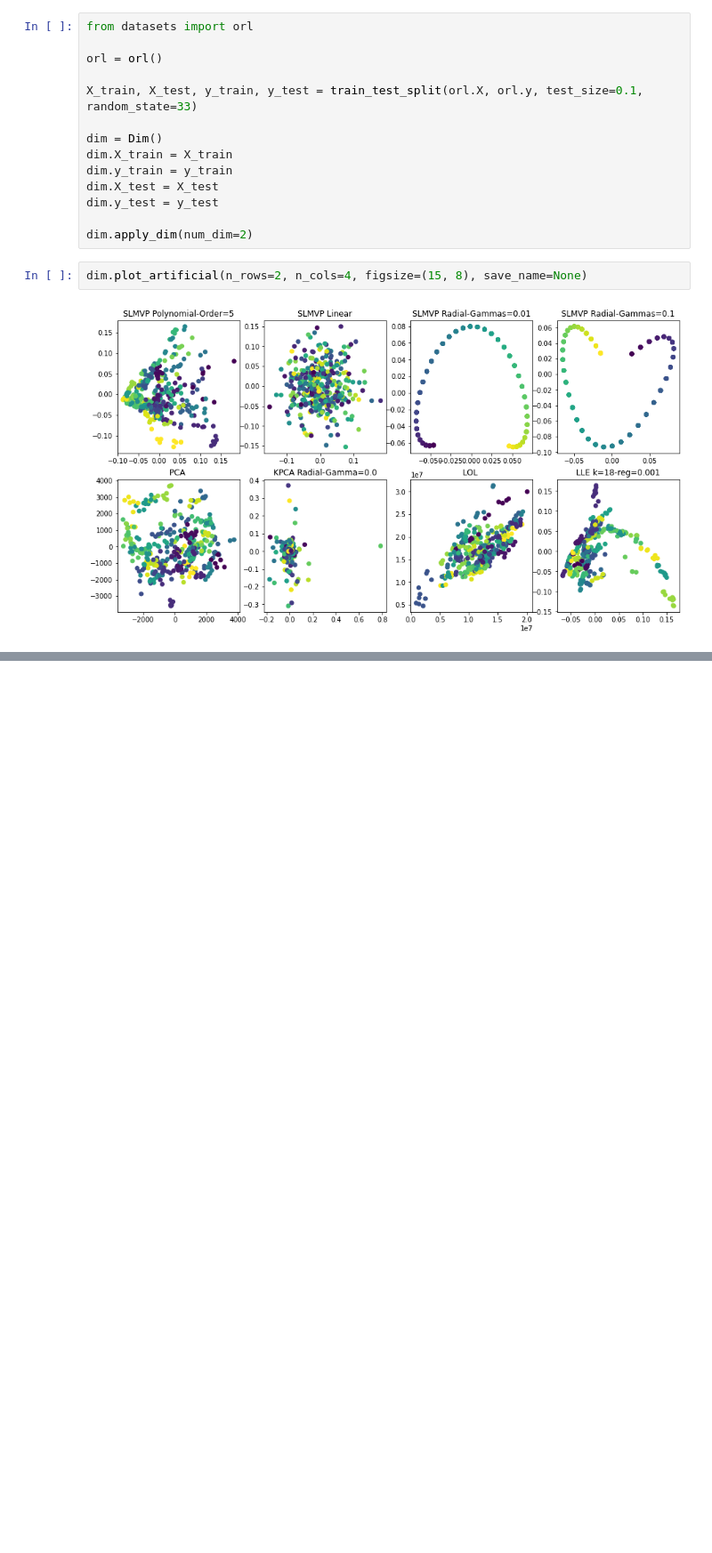
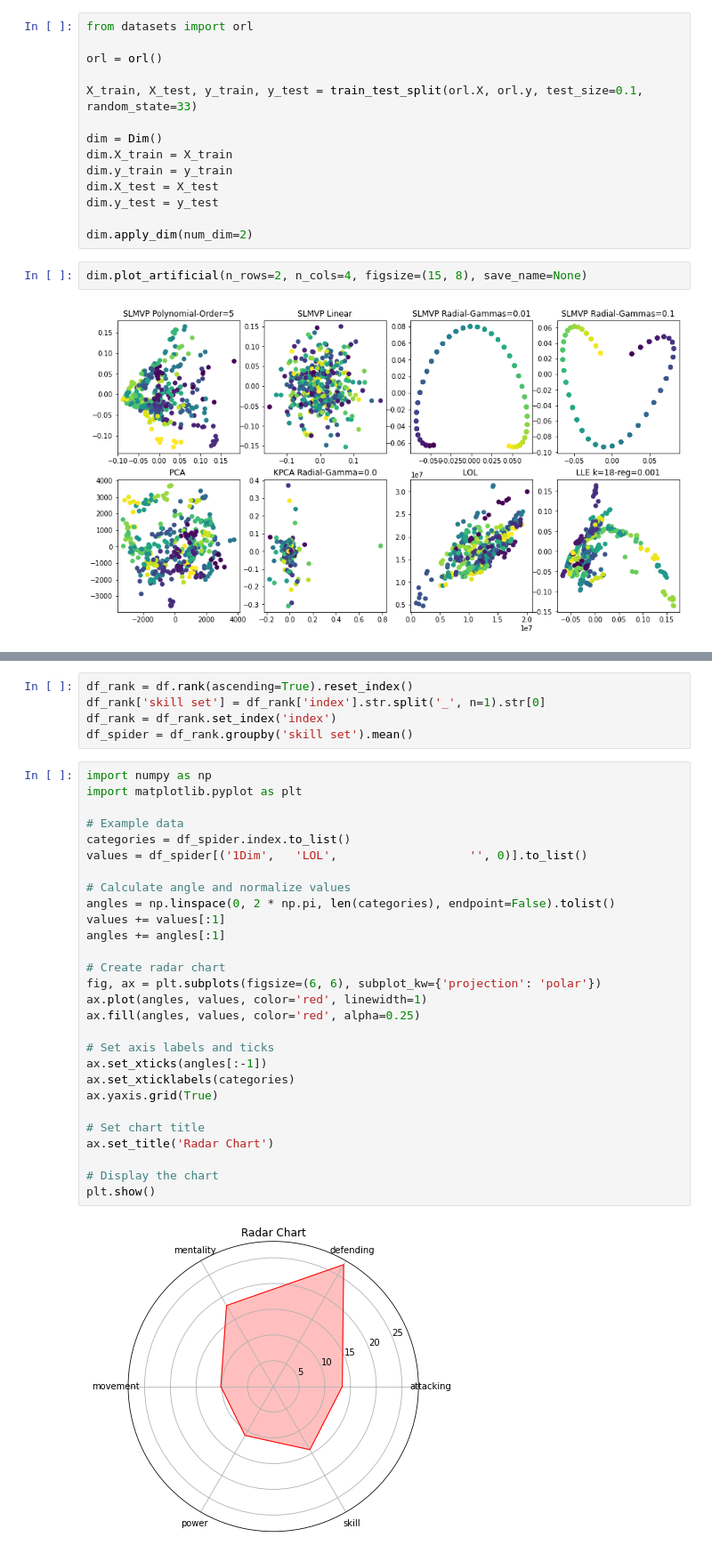
Before and after one commit to miguelangel43/Dimensionality-Reduction-Masters-Thesis, a Jupyter notebook: main.ipynb, the cells around one changed output, grey strips where cells are left out. Shown at 89% size. Drawn from its saved outputs; the diff is of its cells as text; blank space fills up the shorter version.

```diff
--- a/main.ipynb
+++ b/main.ipynb
@@ -349,0 +382,35 @@ dim.plot_artificial(n_rows=2, n_cols=4, figsize=(15, 8), save_name=None)
+# %%
+df_rank = df.rank(ascending=True).reset_index()
+df_rank['skill set'] = df_rank['index'].str.split('_', n=1).str[0]
+df_rank = df_rank.set_index('index')
+df_spider = df_rank.groupby('skill set').mean()
+# %%
+import numpy as np
+import matplotlib.pyplot as plt
+
+# Example data
+categories = df_spider.index.to_list()
+values = df_spider[('1Dim',   'LOL',                   '', 0)].to_list()
+
+# Calculate angle and normalize values
+angles = np.linspace(0, 2 * np.pi, len(categories), endpoint=False).tolist()
+values += values[:1]
+angles += angles[:1]
+
+# Create radar chart
+fig, ax = plt.subplots(figsize=(6, 6), subplot_kw={'projection': 'polar'})
+ax.plot(angles, values, color='red', linewidth=1)
+ax.fill(angles, values, color='red', alpha=0.25)
+
+# Set axis labels and ticks
+ax.set_xticks(angles[:-1])
+ax.set_xticklabels(categories)
+ax.yaxis.grid(True)
+
+# Set chart title
+ax.set_title('Radar Chart')
+
+# Display the chart
+plt.show()
+# %% [output]
+[figure, added]
```
Also changed, not shown: parts of 9 cells of this notebook, 3 other files.
